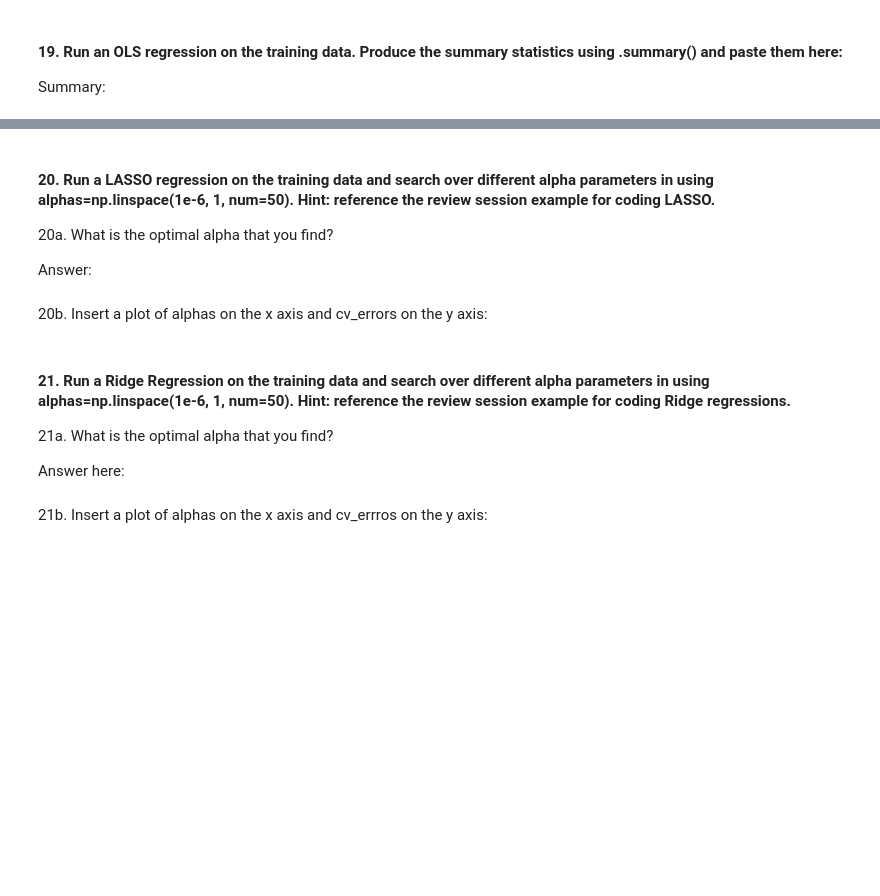
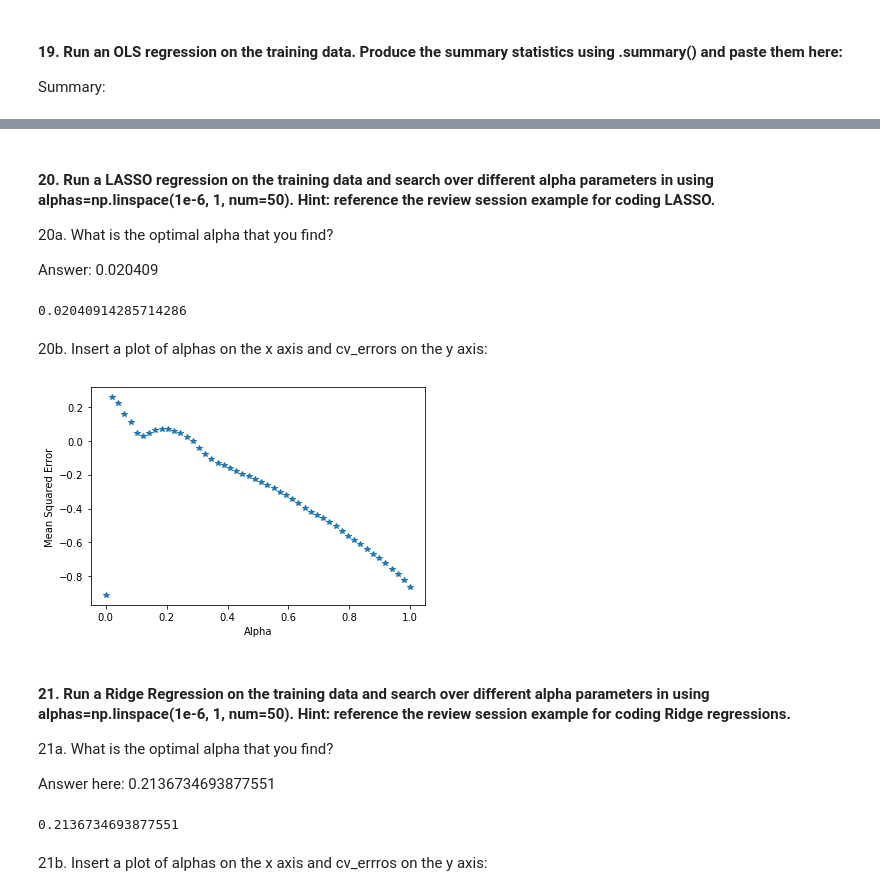
Before and after one commit to nadyatan21/ECON1620-Spring2024, a Jupyter notebook: HW2/HW2_2024.ipynb, the cells around one changed output, grey strips where cells are left out. Cells and saved outputs as stored; diff of their text form; code cells hidden in the pictures; blank space fills up the shorter version.

```diff
--- a/HW2/HW2_2024.ipynb
+++ b/HW2/HW2_2024.ipynb
@@ -557,20 +521,80 @@ strong multicollinearity or other numerical problems.
 #### 20. Run a LASSO regression on the training data and search over different alpha parameters in using alphas=np.linspace(1e-6, 1, num=50). Hint: reference the review session example for coding LASSO.
 20a. What is the optimal alpha that you find?
 
-Answer:
+Answer: 0.020409
 # %%
-# Write the code you need (if any) to answer the questions above
+# Define model
+lassoReg = make_pipeline(StandardScaler(with_mean=False), Lasso())
+
+# Define parameter grid to search over using grid search
+alphas = np.linspace(1e-6, 1, num=50)
+params = {'lasso__alpha': alphas}
+
+# Set up the grid search
+gsLasso = GridSearchCV(lassoReg, params, n_jobs=-1, cv=10)
+
+# Fit gs to data
+gsLasso.fit(X, y)
+
+# Check best alpha
+print(gsLasso.best_params_['lasso__alpha'])
+best_lasso_alpha = gsLasso.best_params_['lasso__alpha']
+# %% [output]
+0.02040914285714286
 # %% [markdown]
 20b. Insert a plot of alphas on the x axis and cv_errors on the y axis:
 # %%
-# Write the code you need (if any) to answer the questions above
+# Get the alpha values and corresponding mean test scores from the grid search results
+alphas = np.linspace(1e-6, 1, num=50)
+cv_errors = gsLasso.cv_results_['mean_test_score']
+
+plt.plot(alphas, cv_errors,'*')
+plt.xlabel('Alpha')
+plt.ylabel('Mean Squared Error')
+plt.show()
+# %% [output]
+[figure, added]
 # %% [markdown]
 #### 21. Run a Ridge Regression on the training data and search over different alpha parameters in using alphas=np.linspace(1e-6, 1, num=50). Hint: reference the review session example for coding Ridge regressions.
 21a. What is the optimal alpha that you find?
 
-Answer here:
+Answer here: 0.2136734693877551
 # %%
-# Write the code you need (if any) to answer the questions above
+# Construct vector of alpha values
+alphas = np.linspace(0.01, 5, num=50)
+
+# Construct vectors to store mean prediction errors and coefficients
+cv_errs = []
+coefs = []
+MSE = 10
+best_ridge_alpha = 0
+
+# Loop for running ridge regression for different values of alpha
+for a in alphas:
+
+    # define pipeline object
+    ridgeReg = make_pipeline(StandardScaler(with_mean=False), Ridge(alpha= a * X_train.shape[0]))
+    # run Ridge regression
+    ridgeReg.fit(X_train, y_train)
+    # obtain predicted values of output
+    y_pred = ridgeReg.predict(X_test)
+    # compute mean squared error
+    cv_errs.append(mean_squared_error(y_test, y_pred))
+    # store coefficients
+    coefs.append(ridgeReg['ridge'].coef_)
+
+    # store value of alpha that minimizes the mean squared error
+    if mean_squared_error(y_test, y_pred) < MSE: #np.mean((y_pred - y_test)**2)
+        MSE = mean_squared_error(y_test, y_pred)
+        best_ridge_alpha = a
+
+print(best_ridge_alpha)
+
+# Create dataframe for storing coefficients
+coefs = pd.DataFrame(coefs, columns=X.columns)
+coefs.set_index(alphas, inplace=True)
+# %% [output]
+0.2136734693877551
 # %% [markdown]
 21b. Insert a plot of alphas on the x axis and cv_errros on the y axis:
 # %%
```
Also changed, not shown: parts of 23 cells of this notebook.
